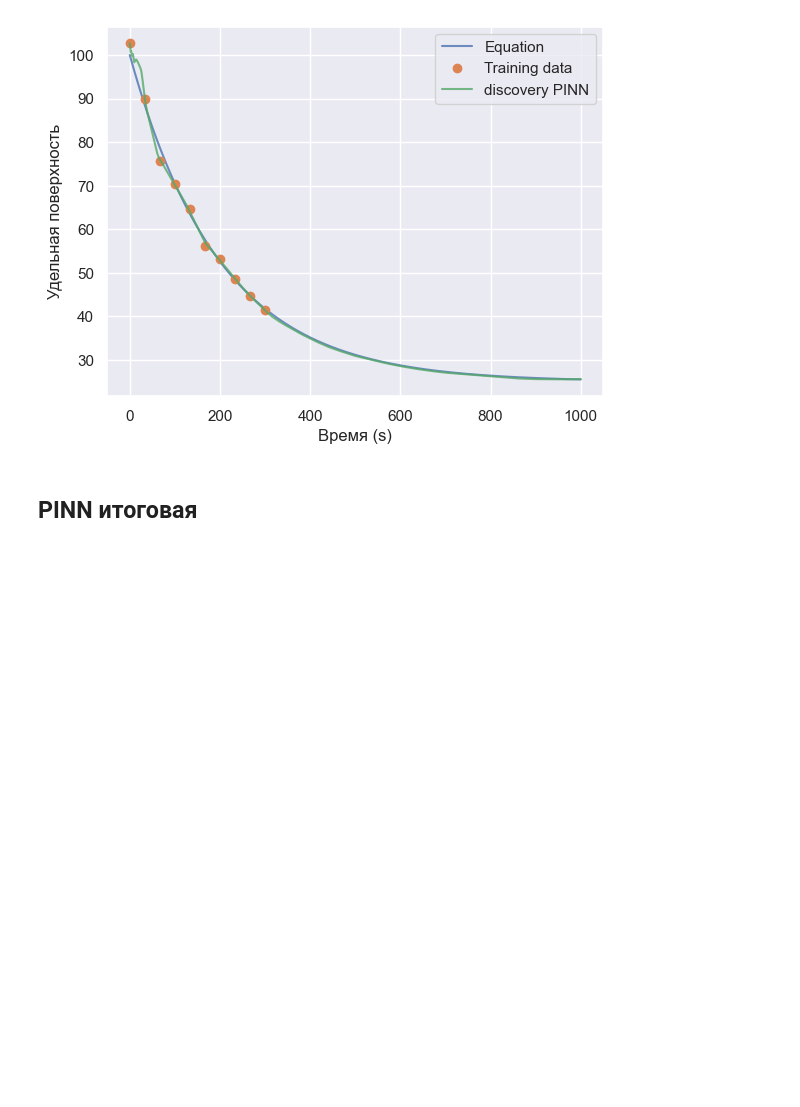
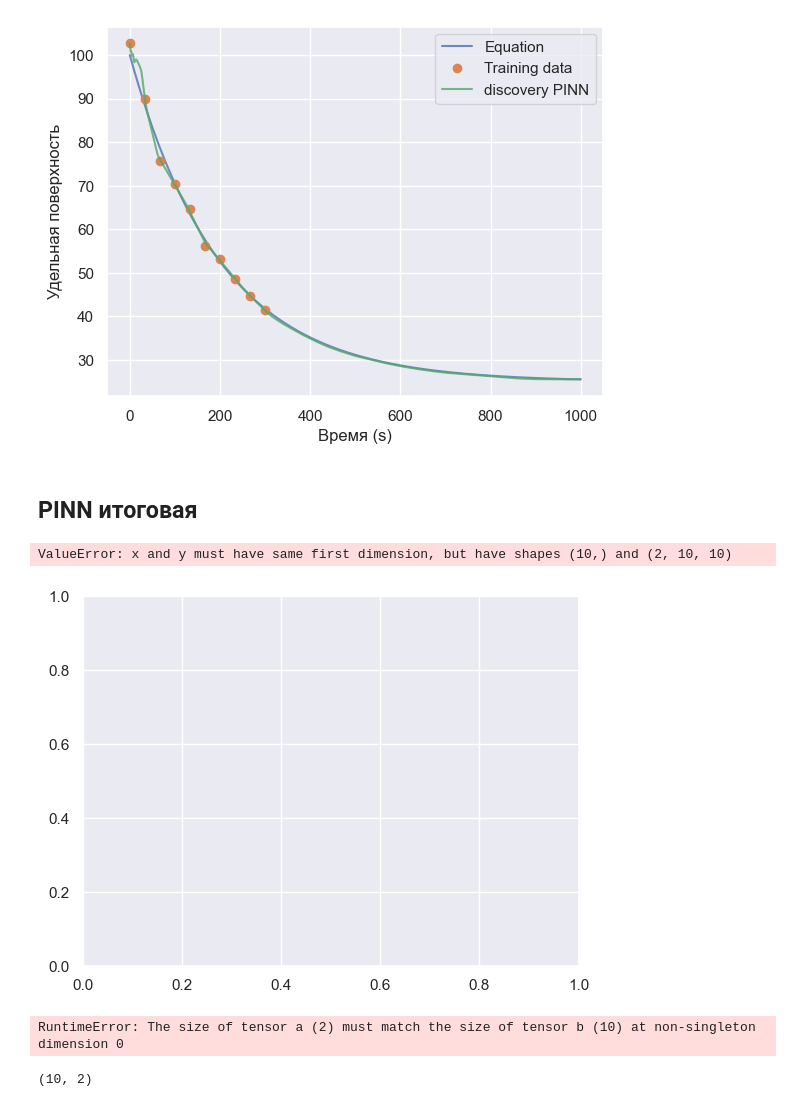
Before and after one commit to kzmna/PINN, a Jupyter notebook: src/pred.ipynb, the cells around one changed output. Saved outputs shown, nothing was run; the diff lists cells and outputs as text; code cells hidden in the pictures; blank space fills up the shorter version.

```diff
--- a/src/pred.ipynb
+++ b/src/pred.ipynb
@@ -224,3 +225,14 @@ def physics_loss(model: torch.nn.Module, L_m=10.0, v_m=1.0):
     pde = dS_dt + model.v_m * dS_dz - model.k * (model.Smax - S)
 
     return torch.mean(pde**2)
+# %%
+Smax = 500
+S0 = 100
+k = 0.005
+v_m = 0.05
+eq = functools.partial(grinding_kinetics_2d, Smax=Smax, S0=S0, k=k)
+
+# Make training data
+t = np.linspace(0, 300, 10)
+z = np.linspace(0, 10, 10)
+S = eq(z_points=z, t_points=t) +  2 * np.random.randn(10)
@@ -227,13 +245,26 @@ def physics_loss(model: torch.nn.Module, L_m=10.0, v_m=1.0):
+# %%
+# plt.plot(times, surfaces)
+plt.plot(z, S, 'o')
+plt.legend(['Equation', 'Training data'])
+plt.ylabel('Surface (C)')
+plt.xlabel('Расстояние от начала мельницы, м')
+# %% [output]
+ValueError: x and y must have same first dimension, but have shapes (10,) and (2, 10, 10)
+[figure, added]
 # %%
 pinn = PINN(2, 1, loss2=physics_loss, loss2_weight=1, epochs=20000, lr= 5e-6).to(DEVICE)
 
-args = np.stack((t,z))
+args = np.column_stack((t,z))
 
-losses = pinn.fit(t, S)
+losses = pinn.fit(args, S)
 plt.plot(losses)
 plt.yscale('log')
+# %% [output]
+RuntimeError: The size of tensor a (2) must match the size of tensor b (10) at non-singleton dimension 0
 # %%
 # запусти этот код сначала должно быть 10,2
 
-args = np.stack((t,z))
+args = np.column_stack((t,z))
 args.shape
+# %% [output]
+(10, 2)
```
Also changed, not shown: parts of 2 cells of this notebook, 1 other file.
